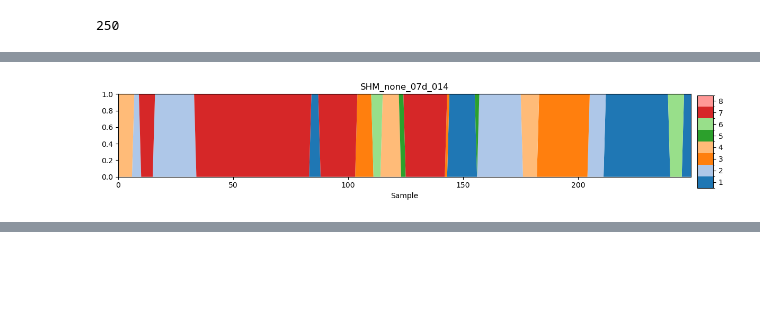
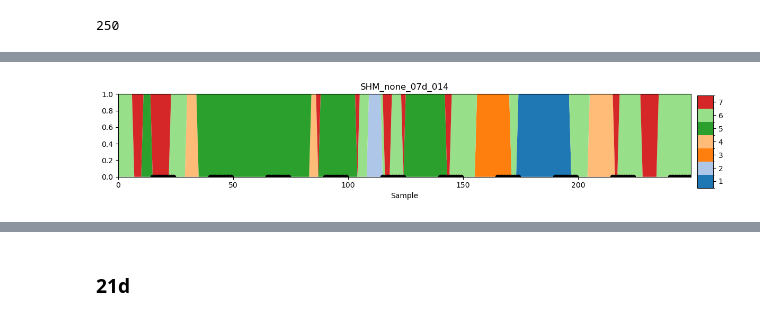
Before and after one commit to efei01/dFNC, a Jupyter notebook: HMM/HMM_analysis_v2.ipynb, the cells around one changed output, grey strips where cells are left out. Cells and saved outputs as stored; diff of their text form; code cells hidden in the pictures; blank space fills up the shorter version.

Commit message:
Added code to plot subject state time courses in HMM_analysis_v2.ipynb

```diff
--- a/HMM/HMM_analysis_v2.ipynb
+++ b/HMM/HMM_analysis_v2.ipynb
@@ -159,7 +159,7 @@ elif data_prep_method == 'LEiDA':
     hmm_run = f"LEiDA_{full_data.n_channels}c_no_TDE"
 # %%
 hyperparam_grid = {
-    'k': [6], # range(2, 15),
+    'k': [5], # range(2, 15),
     'sequence_length': [50],
     'learn_means': [True], # try True for LEiDA
     'learn_covariances': [True],
@@ -297,6 +322,6 @@ Realization 4:
 # %% [markdown]
 # Compute Summary Statistics
 # %%
-optimal_num_states = 8
+optimal_num_states = 7
 model = load(model_eval_log[optimal_num_states]['best_realization_path'])
 # %% [output]
@@ -451,6 +477,6 @@ for subj in np.where(y == 'CCI_CIMT_07d')[0]:
 # CCI_none_07d
 for subj in np.where(y == 'CCI_none_07d')[0]:
     fig, ax = plotting.plot_alpha(stc[subj], n_samples=X.shape[1], cmap='tab20', title=str(subj_order[subj][-17:]))
-    if experiment == 'LLstim' or experiment == 'RLstim':
+    if experiment == 'CIMT/LLstim' or experiment == 'CIMT/RLstim':
         add_stim_times(ax[0])
 # %% [output]
@@ -471,6 +497,6 @@ for subj in np.where(y == 'CCI_none_07d')[0]:
 # SHM_none_07d
 for subj in np.where(y == 'SHM_none_07d')[0]:
     fig, ax = plotting.plot_alpha(stc[subj], n_samples=X.shape[1], cmap='tab20', title=str(subj_order[subj][-17:]))
-    if experiment == 'LLstim' or experiment == 'RLstim':
+    if experiment == 'CIMT/LLstim' or experiment == 'CIMT/RLstim':
         add_stim_times(ax[0])
 # %% [output]
@@ -478 +504 @@ for subj in np.where(y == 'SHM_none_07d')[0]:
-[figure, old version]
+[figure, new version]
@@ -484,0 +511,2 @@ for subj in np.where(y == 'SHM_none_07d')[0]:
+# %% [markdown]
+### 21d
```
Also changed, not shown: parts of 27 cells of this notebook, 1 other file.
